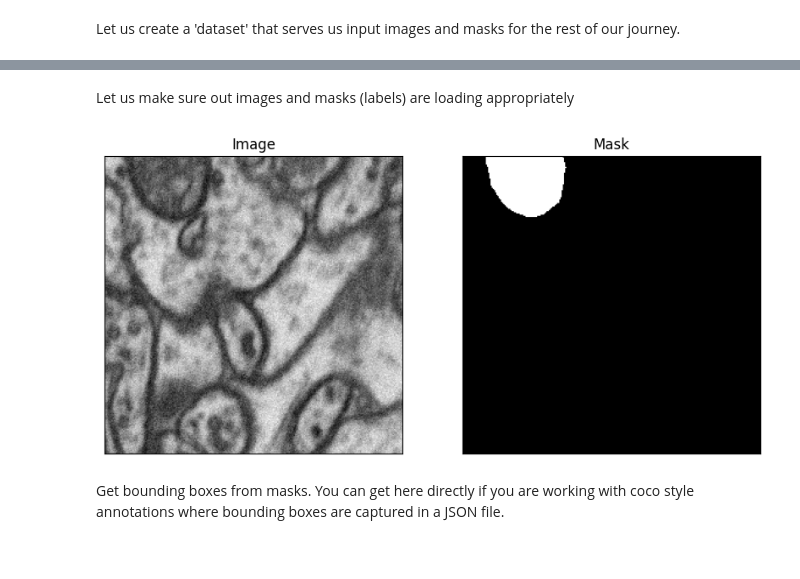
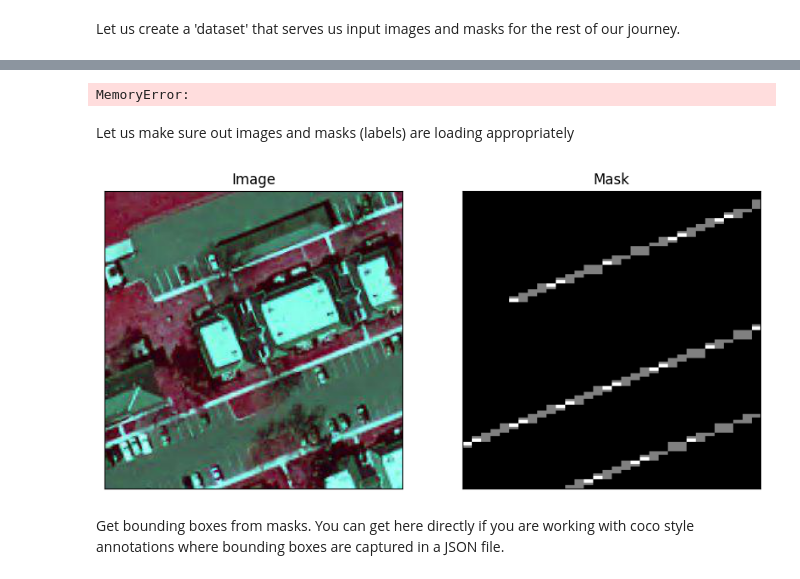
Before and after one commit to jasoncho111/CS370-Project, a Jupyter notebook: Segment Anything/Training-Sidewalks/331_fine_tune_SAM_mito.ipynb, the cells around one changed output, grey strips where cells are left out. Drawn from its saved outputs; the diff is of its cells as text; code cells hidden in the pictures.

```diff
--- a/Segment Anything/Training-Sidewalks/331_fine_tune_SAM_mito.ipynb
+++ b/Segment Anything/Training-Sidewalks/331_fine_tune_SAM_mito.ipynb
@@ -71,0 +103,4 @@ large_images.shape
+# %%
+from datasets import load_dataset
+dataset = load_dataset("back2classroom/sidewalks", split='train', streaming=False)
+dataset
@@ -143,32 +238,66 @@ Dataset({
 })
+# %%
+from tqdm import tqdm
+from PIL import Image
+import io
+
+def process_dataset_entry(entry):
+    label_tif_bytes = entry["label_tif"]
+
+    # Convert bytes to PIL Image
+    label_img = Image.open(io.BytesIO(label_tif_bytes))
+
+    # Convert PIL Image to NumPy array
+    label_array = np.array(label_img)
+
+    # Check if the maximum pixel value is 0 (indicating an empty image)
+    if np.max(label_array) == 0:
+        return None  # Return None to indicate that this entry should be filtered out
+    else:
+        return entry  # Return the original entry if the image is not empty
+
+dataset_dict = {
+    "tif": [entry["tif"] for entry in dataset if process_dataset_entry(entry) is not None],
+    "label_tif": [entry["label_tif"] for entry in dataset if process_dataset_entry(entry) is not None]
+}
+
+dataset = dataset.from_dict(dataset_dict)
+# %% [output]
+MemoryError:
 # %% [markdown]
 Let us make sure out images and masks (labels) are loading appropriately
 # %%
-img_num = random.randint(0, filtered_images.shape[0]-1)
-example_image = dataset[img_num]["image"]
-example_mask = dataset[img_num]["label"]
+from PIL import Image
+import io
+
+img_num = 1001
+example_image = dataset[img_num]["tif"]
+example_image = Image.open(io.BytesIO(example_image))
+example_mask = dataset[img_num]["label_tif"]
+example_mask = Image.open(io.BytesIO(example_mask))
+
 
 fig, axes = plt.subplots(1, 2, figsize=(10, 5))
 
 # Plot the first image on the left
 axes[0].imshow(np.array(example_image), cmap='gray')  # Assuming the first image is grayscale
 axes[0].set_title("Image")
 
 # Plot the second image on the right
 axes[1].imshow(example_mask, cmap='gray')  # Assuming the second image is grayscale
 axes[1].set_title("Mask")
 
 # Hide axis ticks and labels
 for ax in axes:
     ax.set_xticks([])
     ax.set_yticks([])
     ax.set_xticklabels([])
     ax.set_yticklabels([])
 
 # Display the images side by side
 plt.show()
 # %% [output]
-[figure, old version]
+[figure, new version]
 # %% [markdown]
 Get bounding boxes from masks. You can get here directly if you are working with coco style annotations where bounding boxes are captured in a JSON file.
 # %%
```
Also changed, not shown: parts of 31 cells of this notebook, 1 other file.
